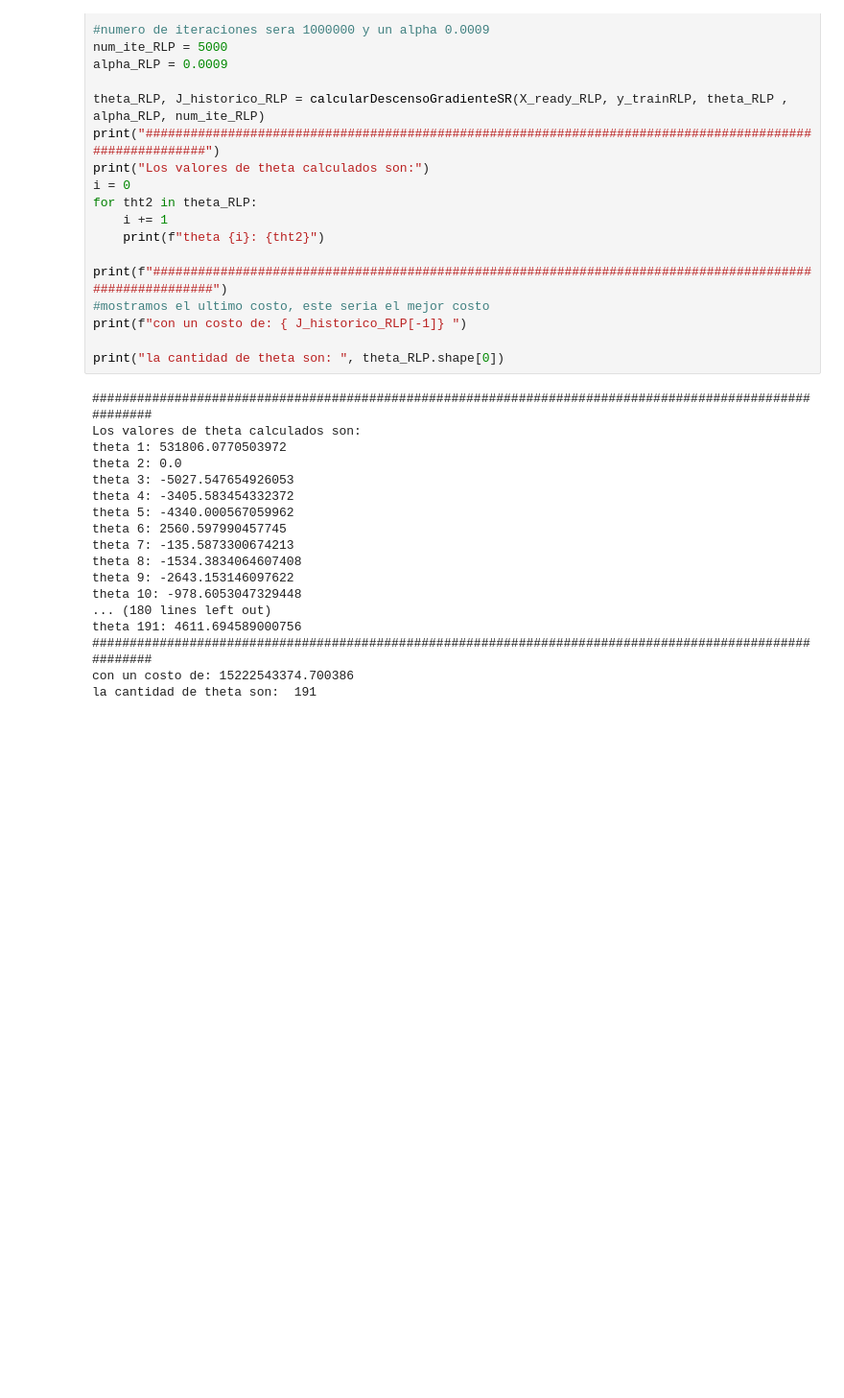
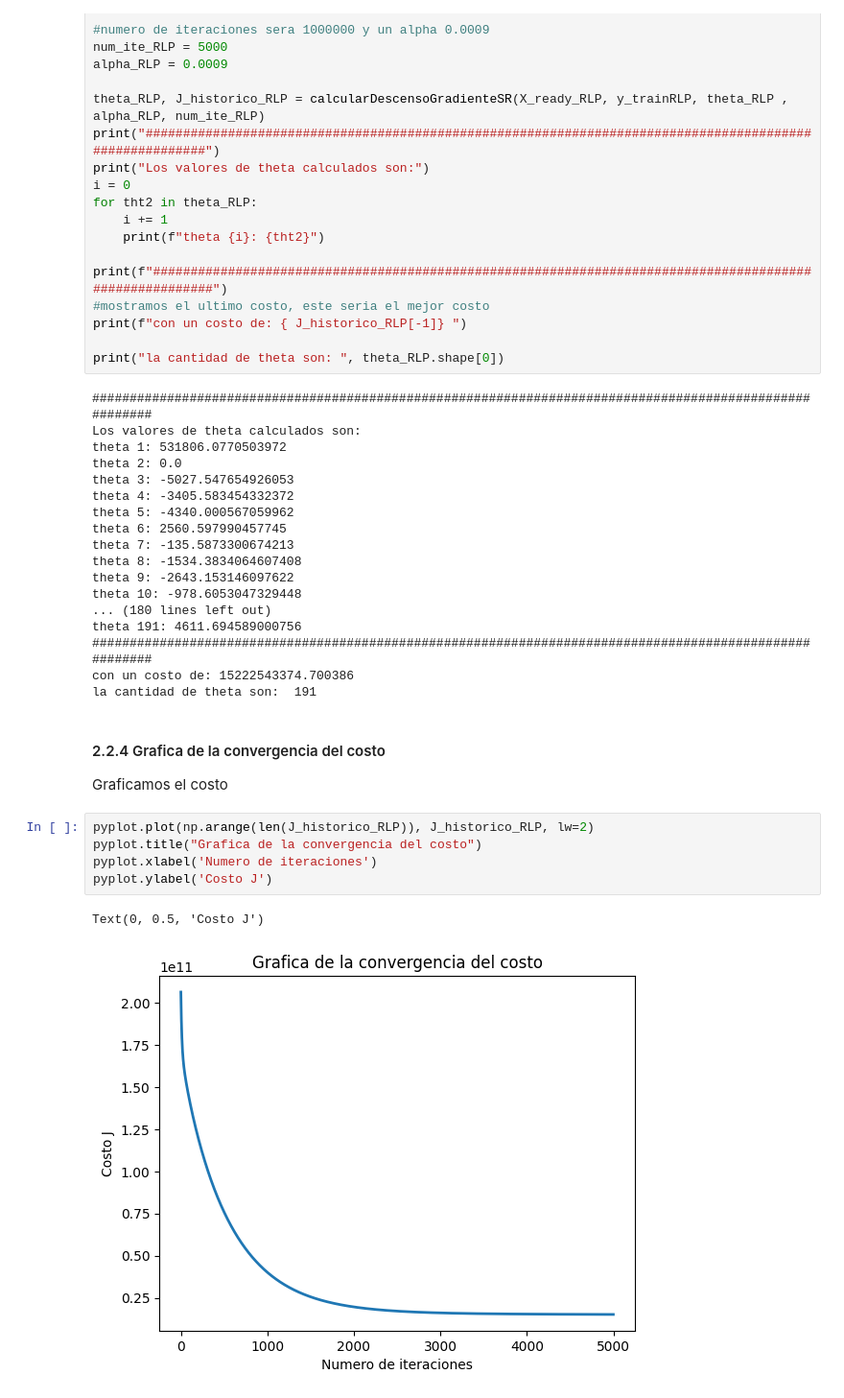
Before and after one commit to bspoloo/SIS420-012024, a Jupyter notebook: Laboratorios/Laboratorio 4/Regresion lineal.ipynb, the cells around one changed output. Shown at 96% size. Cells and saved outputs as stored; diff of their text form; blank space fills up the shorter version.

```diff
--- a/Laboratorios/Laboratorio 4/Regresion lineal.ipynb
+++ b/Laboratorios/Laboratorio 4/Regresion lineal.ipynb
@@ -1517,3 +1517,14 @@ theta 191: 4611.694589000756
 ########################################################################################################
 con un costo de: 15222543374.700386
 la cantidad de theta son:  191
+# %% [markdown]
+#### 2.2.4 Grafica de la convergencia del costo
+Graficamos el costo
+# %%
+pyplot.plot(np.arange(len(J_historico_RLP)), J_historico_RLP, lw=2)
+pyplot.title("Grafica de la convergencia del costo")
+pyplot.xlabel('Numero de iteraciones')
+pyplot.ylabel('Costo J')
+# %% [output]
+Text(0, 0.5, 'Costo J')
+[figure, added]
```
Also changed, not shown: parts of 16 cells of this notebook.
